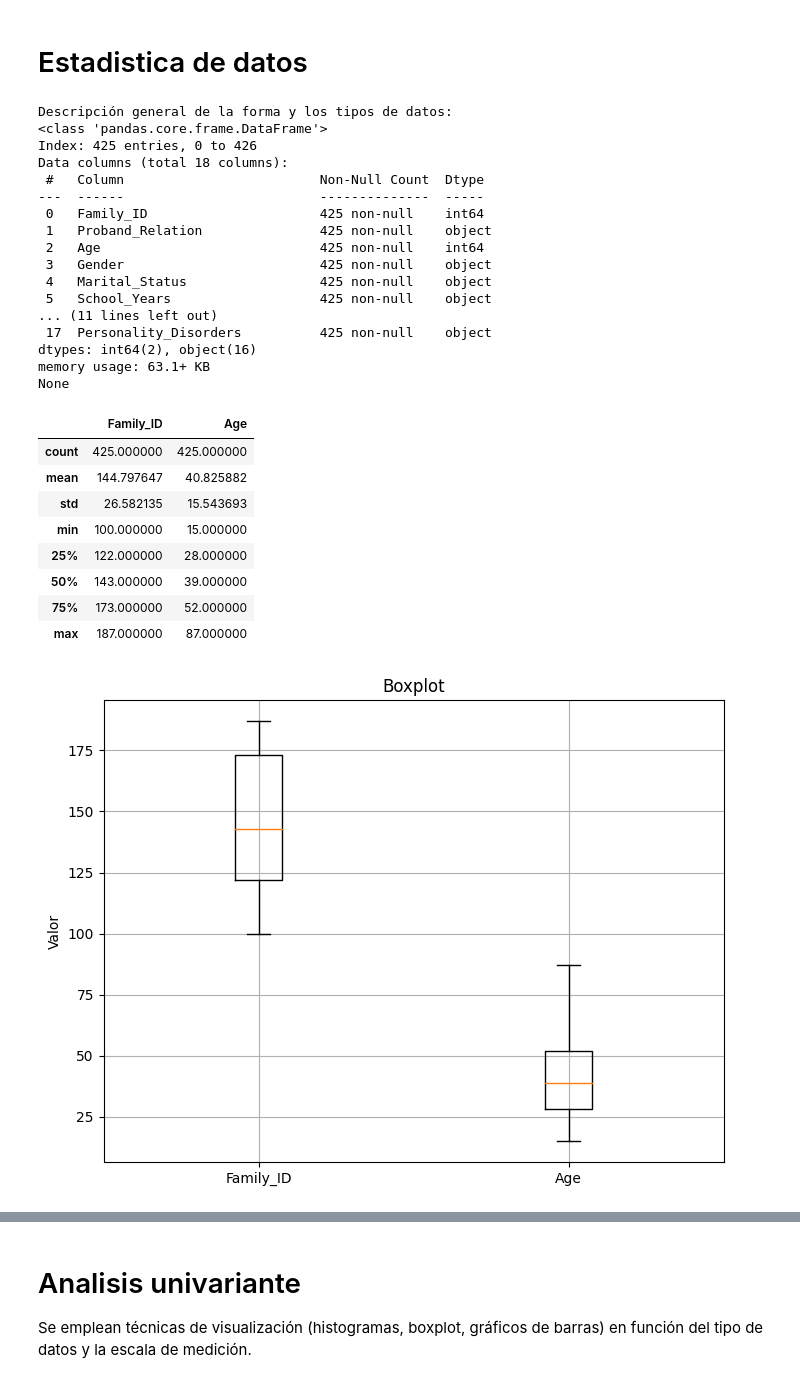
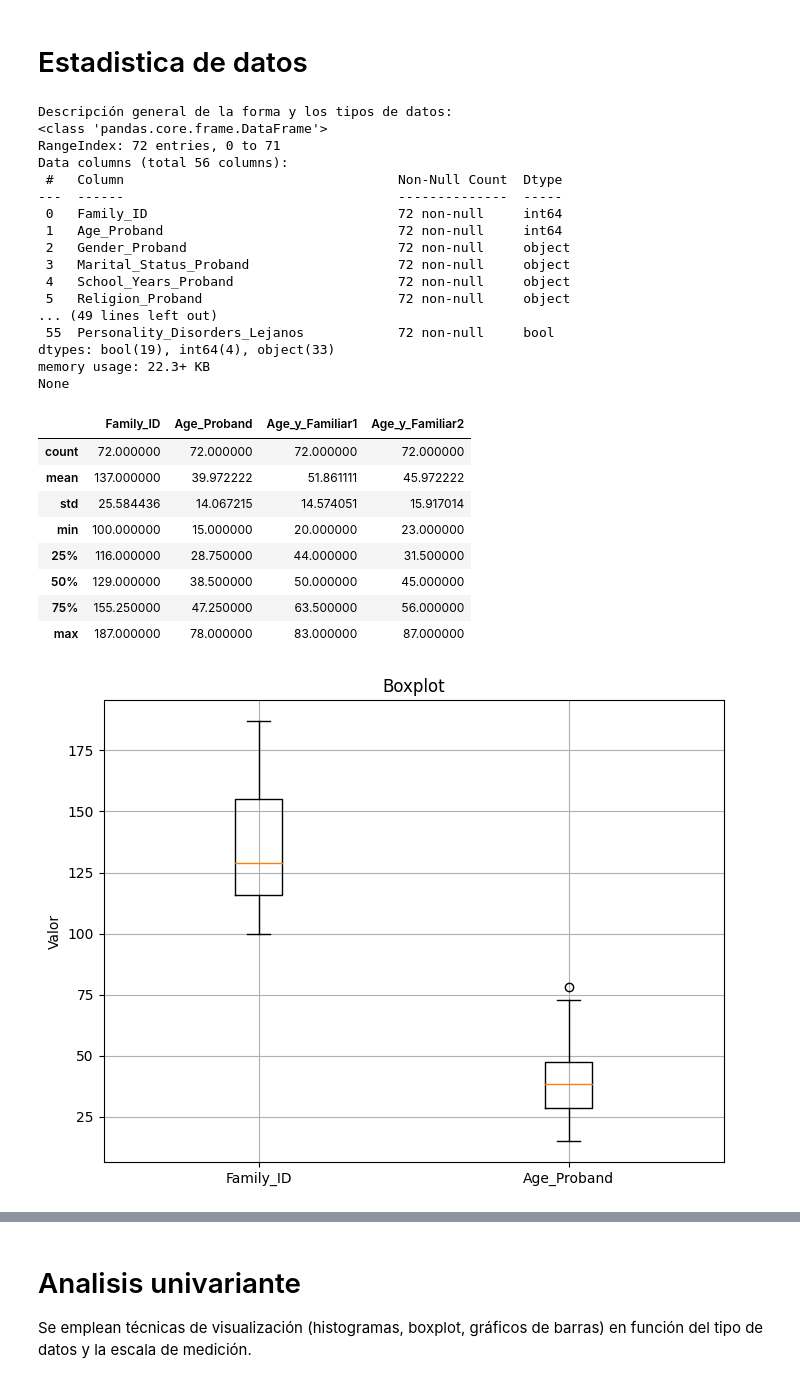
Before and after one commit to A01793101-GMuniz/ProyectoIntegrador, a Jupyter notebook: Avance4_5.ipynb, the cells around one changed output, grey strips where cells are left out. Cells and saved outputs as stored; diff of their text form; code cells hidden in the pictures.

```diff
--- a/Avance4_5.ipynb
+++ b/Avance4_5.ipynb
@@ -991,54 +991,54 @@ final_df.to_excel("final_dataframe.xlsx", index=False)
 # %%
 # Descripcion general de los datos
 print("Descripción general de la forma y los tipos de datos:")
-print(df_copia.info())
+print(final_df.info())
 # %% [output]
 Descripción general de la forma y los tipos de datos:
 <class 'pandas.core.frame.DataFrame'>
-Index: 425 entries, 0 to 426
-Data columns (total 18 columns):
- #   Column                         Non-Null Count  Dtype
----  ------                         --------------  -----
- 0   Family_ID                      425 non-null    int64
- 1   Proband_Relation               425 non-null    object
- 2   Age                            425 non-null    int64
- 3   Gender                         425 non-null    object
- 4   Marital_Status                 425 non-null    object
- 5   School_Years                   425 non-null    object
-... (11 lines left out)
- 17  Personality_Disorders          425 non-null    object
-dtypes: int64(2), object(16)
-memory usage: 63.1+ KB
+RangeIndex: 72 entries, 0 to 71
+Data columns (total 56 columns):
+ #   Column                                   Non-Null Count  Dtype
+---  ------                                   --------------  -----
+ 0   Family_ID                                72 non-null     int64
+ 1   Age_Proband                              72 non-null     int64
+ 2   Gender_Proband                           72 non-null     object
+ 3   Marital_Status_Proband                   72 non-null     object
+ 4   School_Years_Proband                     72 non-null     object
+ 5   Religion_Proband                         72 non-null     object
+... (49 lines left out)
+ 55  Personality_Disorders_Lejanos            72 non-null     bool
+dtypes: bool(19), int64(4), object(33)
+memory usage: 22.3+ KB
 None
 # %%
 # Aplicamos estadistica descriptiva solo a las variables numéricas
-df_copia.describe(include=[np.number])
+final_df.describe(include=[np.number])
 # %% [output]
-|  | Family_ID | Age |
-| count | 425.000000 | 425.000000 |
-| mean | 144.797647 | 40.825882 |
-| std | 26.582135 | 15.543693 |
-| min | 100.000000 | 15.000000 |
-| 25% | 122.000000 | 28.000000 |
-| 50% | 143.000000 | 39.000000 |
-| 75% | 173.000000 | 52.000000 |
-| max | 187.000000 | 87.000000 |
+|  | Family_ID | Age_Proband | Age_y_Familiar1 | Age_y_Familiar2 |
+| count | 72.000000 | 72.000000 | 72.000000 | 72.000000 |
+| mean | 137.000000 | 39.972222 | 51.861111 | 45.972222 |
+| std | 25.584436 | 14.067215 | 14.574051 | 15.917014 |
+| min | 100.000000 | 15.000000 | 20.000000 | 23.000000 |
+| 25% | 116.000000 | 28.750000 | 44.000000 | 31.500000 |
+| 50% | 129.000000 | 38.500000 | 50.000000 | 45.000000 |
+| 75% | 155.250000 | 47.250000 | 63.500000 | 56.000000 |
+| max | 187.000000 | 78.000000 | 83.000000 | 87.000000 |
 # %%
 import matplotlib.pyplot as plt
 
 # Accedemos a las columnas numéricas
-columna1 = df_copia['Family_ID']
-columna2 = df_copia['Age']
+columna1 = final_df['Family_ID']
+columna2 = final_df['Age_Proband']
 
 # Creamos un boxplot para ver si tenemos outliers
 plt.figure(figsize=(8, 6))
-plt.boxplot([columna1, columna2], labels=['Family_ID', 'Age'])
+plt.boxplot([columna1, columna2], labels=['Family_ID', 'Age_Proband'])
 plt.title('Boxplot')
 plt.ylabel('Valor')
 plt.grid(True)
 plt.show()
 # %% [output]
-[figure, old version]
+[figure, new version]
 # %%
 # Aplicamos estadistica descriptiva solo a las variables categoricas
 
```
Also changed, not shown: parts of 23 cells of this notebook.
